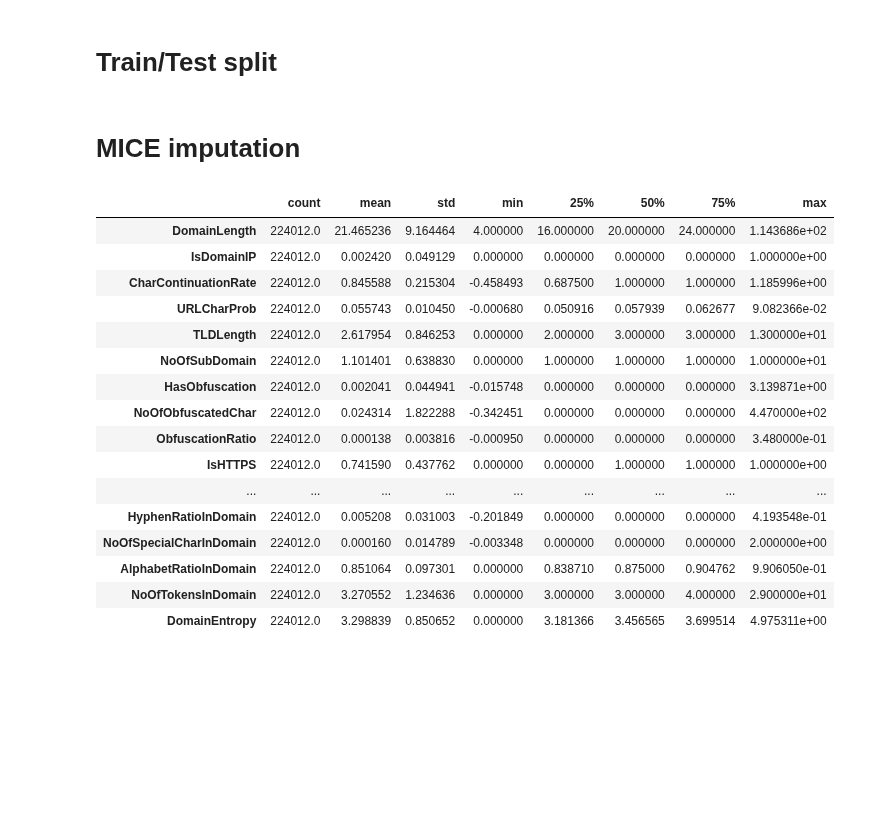
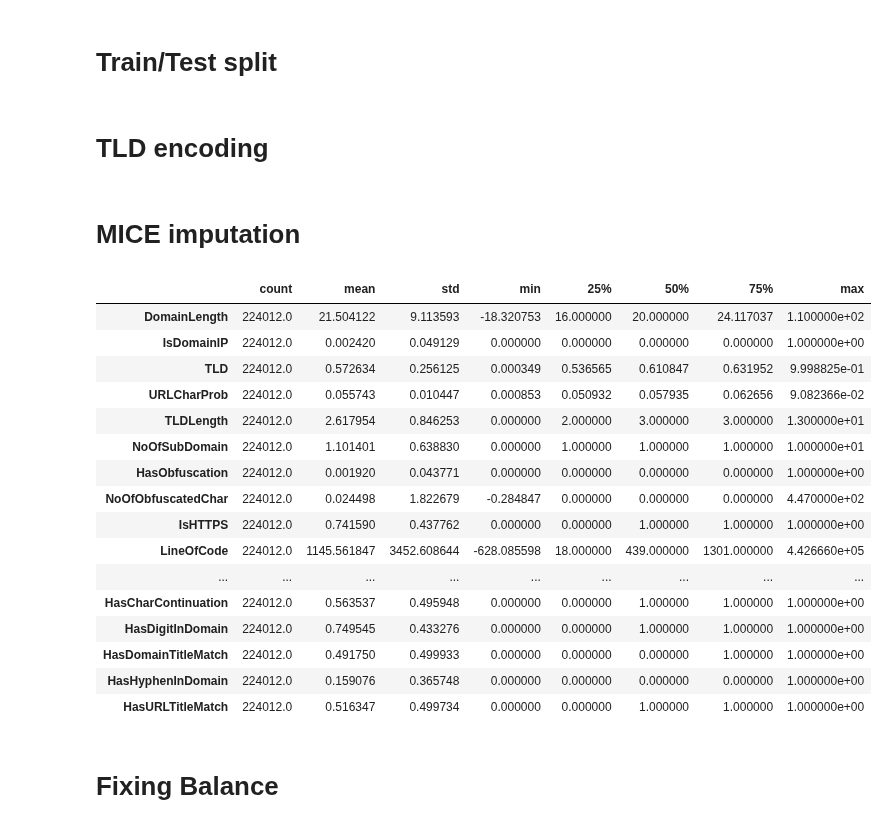
Before and after one commit to BugraAKKUS/Phishing-URL--Website--Detection, a Jupyter notebook: feature_engineering.ipynb, the cells around one changed output. Drawn from its saved outputs; the diff is of its cells as text; code cells hidden in the pictures; blank space fills up the shorter version.

```diff
--- a/feature_engineering.ipynb
+++ b/feature_engineering.ipynb
@@ -58,7 +59,8 @@ data["NoOfTokensInDomain"] = (
 # I am not sure about this feature, but we may try it as well
 def shannon_entropy(s):
     if not isinstance(s, str) or len(s) == 0:
-        return 0.0
+        # Better to return None than zero
+        return None
 
     le = LabelEncoder()
     encoded = le.fit_transform(list(s))
@@ -304,46 +377,67 @@ X_train, X_test, y_train, y_test = train_test_split(
     random_state=0,
     stratify=y,
 )
+# %% [markdown]
+# TLD encoding
+# %%
+from category_encoders import TargetEncoder
+
+encoder = TargetEncoder(
+    cols=["TLD"],
+    smoothing=100,
+    min_samples_leaf=1,
+)
+
+encoder.fit(X_train["TLD"], y_train)
+
+X_train["TLD"] = encoder.transform(X_train["TLD"])["TLD"]
+X_test["TLD"] = encoder.transform(X_test["TLD"])["TLD"]
+
+object_columns = np.setdiff1d(object_columns, ["TLD"])
+float_columns = np.union1d(float_columns, ["TLD"])
 # %% [markdown]
 # MICE imputation
 # %%
 from sklearn.experimental import enable_iterative_imputer
 from sklearn.impute import IterativeImputer
 
 mice = IterativeImputer(max_iter=10, random_state=0)
 
 X_train_ = X_train.drop(columns=object_columns)
 X_test_ = X_test.drop(columns=object_columns)
 
 mice.fit(X_train_)
 
 X_mice_train = mice.transform(X_train_)
 X_mice_test = mice.transform(X_test_)
 
 X_mice_train = pd.DataFrame(X_mice_train, columns=X_train_.columns, index=X_train_.index)
 X_mice_test = pd.DataFrame(X_mice_test, columns=X_test_.columns, index=X_test_.index)
 
+X_mice_train = pd.concat((X_mice_train, X_train[object_columns]), axis=1)
+X_mice_test = pd.concat((X_mice_test, X_test[object_columns]), axis=1)
+
 X_mice = pd.concat((X_mice_train, X_mice_test), axis=0)
 
 X_mice.describe().T
 # %% [output]
 |  | count | mean | std | min | 25% | 50% | 75% | max |
-| DomainLength | 224012.0 | 21.465236 | 9.164464 | 4.000000 | 16.000000 | 20.000000 | 24.000000 | 1.143686e+02 |
+| DomainLength | 224012.0 | 21.504122 | 9.113593 | -18.320753 | 16.000000 | 20.000000 | 24.117037 | 1.100000e+02 |
 | IsDomainIP | 224012.0 | 0.002420 | 0.049129 | 0.000000 | 0.000000 | 0.000000 | 0.000000 | 1.000000e+00 |
-| CharContinuationRate | 224012.0 | 0.845588 | 0.215304 | -0.458493 | 0.687500 | 1.000000 | 1.000000 | 1.185996e+00 |
-| URLCharProb | 224012.0 | 0.055743 | 0.010450 | -0.000680 | 0.050916 | 0.057939 | 0.062677 | 9.082366e-02 |
+| TLD | 224012.0 | 0.572634 | 0.256125 | 0.000349 | 0.536565 | 0.610847 | 0.631952 | 9.998825e-01 |
+| URLCharProb | 224012.0 | 0.055743 | 0.010447 | 0.000853 | 0.050932 | 0.057935 | 0.062656 | 9.082366e-02 |
 | TLDLength | 224012.0 | 2.617954 | 0.846253 | 0.000000 | 2.000000 | 3.000000 | 3.000000 | 1.300000e+01 |
 | NoOfSubDomain | 224012.0 | 1.101401 | 0.638830 | 0.000000 | 1.000000 | 1.000000 | 1.000000 | 1.000000e+01 |
-| HasObfuscation | 224012.0 | 0.002041 | 0.044941 | -0.015748 | 0.000000 | 0.000000 | 0.000000 | 3.139871e+00 |
-| NoOfObfuscatedChar | 224012.0 | 0.024314 | 1.822288 | -0.342451 | 0.000000 | 0.000000 | 0.000000 | 4.470000e+02 |
-| ObfuscationRatio | 224012.0 | 0.000138 | 0.003816 | -0.000950 | 0.000000 | 0.000000 | 0.000000 | 3.480000e-01 |
+| HasObfuscation | 224012.0 | 0.001920 | 0.043771 | 0.000000 | 0.000000 | 0.000000 | 0.000000 | 1.000000e+00 |
+| NoOfObfuscatedChar | 224012.0 | 0.024498 | 1.822679 | -0.284847 | 0.000000 | 0.000000 | 0.000000 | 4.470000e+02 |
 | IsHTTPS | 224012.0 | 0.741590 | 0.437762 | 0.000000 | 0.000000 | 1.000000 | 1.000000 | 1.000000e+00 |
+| LineOfCode | 224012.0 | 1145.561847 | 3452.608644 | -628.085598 | 18.000000 | 439.000000 | 1301.000000 | 4.426660e+05 |
 | ... | ... | ... | ... | ... | ... | ... | ... | ... |
-| HyphenRatioInDomain | 224012.0 | 0.005208 | 0.031003 | -0.201849 | 0.000000 | 0.000000 | 0.000000 | 4.193548e-01 |
-| NoOfSpecialCharInDomain | 224012.0 | 0.000160 | 0.014789 | -0.003348 | 0.000000 | 0.000000 | 0.000000 | 2.000000e+00 |
-| AlphabetRatioInDomain | 224012.0 | 0.851064 | 0.097301 | 0.000000 | 0.838710 | 0.875000 | 0.904762 | 9.906050e-01 |
-| NoOfTokensInDomain | 224012.0 | 3.270552 | 1.234636 | 0.000000 | 3.000000 | 3.000000 | 4.000000 | 2.900000e+01 |
-| DomainEntropy | 224012.0 | 3.298839 | 0.850652 | 0.000000 | 3.181366 | 3.456565 | 3.699514 | 4.975311e+00 |
+| HasCharContinuation | 224012.0 | 0.563537 | 0.495948 | 0.000000 | 0.000000 | 1.000000 | 1.000000 | 1.000000e+00 |
+| HasDigitInDomain | 224012.0 | 0.749545 | 0.433276 | 0.000000 | 0.000000 | 1.000000 | 1.000000 | 1.000000e+00 |
+| HasDomainTitleMatch | 224012.0 | 0.491750 | 0.499933 | 0.000000 | 0.000000 | 0.000000 | 1.000000 | 1.000000e+00 |
+| HasHyphenInDomain | 224012.0 | 0.159076 | 0.365748 | 0.000000 | 0.000000 | 0.000000 | 0.000000 | 1.000000e+00 |
+| HasURLTitleMatch | 224012.0 | 0.516347 | 0.499734 | 0.000000 | 0.000000 | 1.000000 | 1.000000 | 1.000000e+00 |
 # %%
 # Discrete columns
 X_mice[discrete_columns] = X_mice[discrete_columns].round().astype("Int64").clip(lower=0)
@@ -365,3 +459,5 @@ X_mice_test = X_mice.loc[X_test.index]
 data_train = pd.concat((X_mice_train, y_train), axis=1)
 data_test = pd.concat((X_mice_test, y_test), axis=1)
 data = pd.concat((data_train, data_test), axis=0)
+# %% [markdown]
+# Fixing Balance
```
Also changed, not shown: parts of 12 cells of this notebook.
